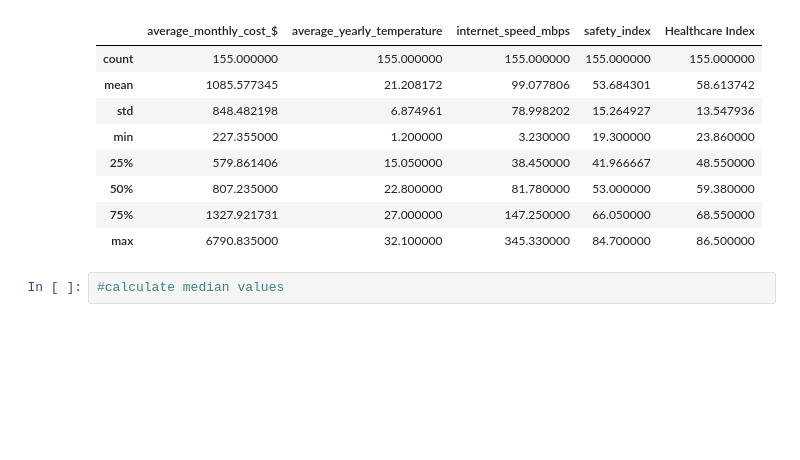
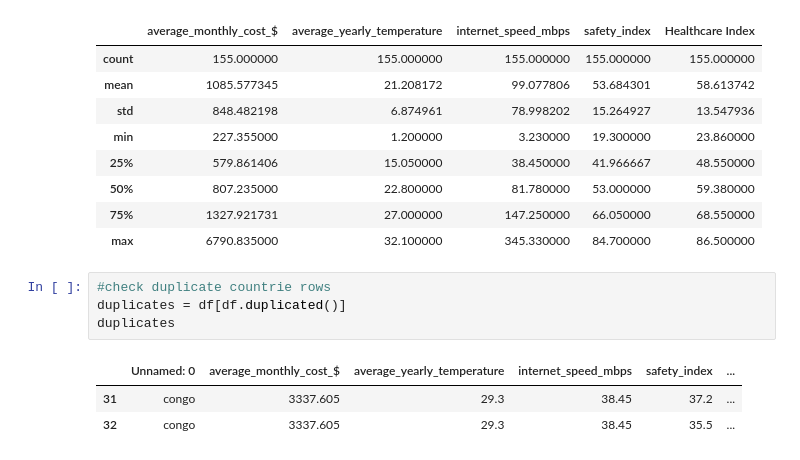
Before and after one commit to Brgtt07/project_ics, a Jupyter notebook: notebooks/exploration.ipynb, the cells around one changed output. Cells and saved outputs as stored; diff of their text form; blank space fills up the shorter version.

```diff
--- a/notebooks/exploration.ipynb
+++ b/notebooks/exploration.ipynb
@@ -12,5 +16,11 @@ df.describe()
 | 50% | 807.235000 | 22.800000 | 81.780000 | 53.000000 | 59.380000 |
 | 75% | 1327.921731 | 27.000000 | 147.250000 | 66.050000 | 68.550000 |
 | max | 6790.835000 | 32.100000 | 345.330000 | 84.700000 | 86.500000 |
-# %%
-#calculate median values
+# %%
+#check duplicate countrie rows
+duplicates = df[df.duplicated()]
+duplicates
+# %% [output]
+|  | Unnamed: 0 | average_monthly_cost_$ | average_yearly_temperature | internet_speed_mbps | safety_index | ... |
+| 31 | congo | 3337.605 | 29.3 | 38.45 | 37.2 | ... |
+| 32 | congo | 3337.605 | 29.3 | 38.45 | 35.5 | ... |
```
Also changed, not shown: parts of 4 cells of this notebook, 5 other files.
